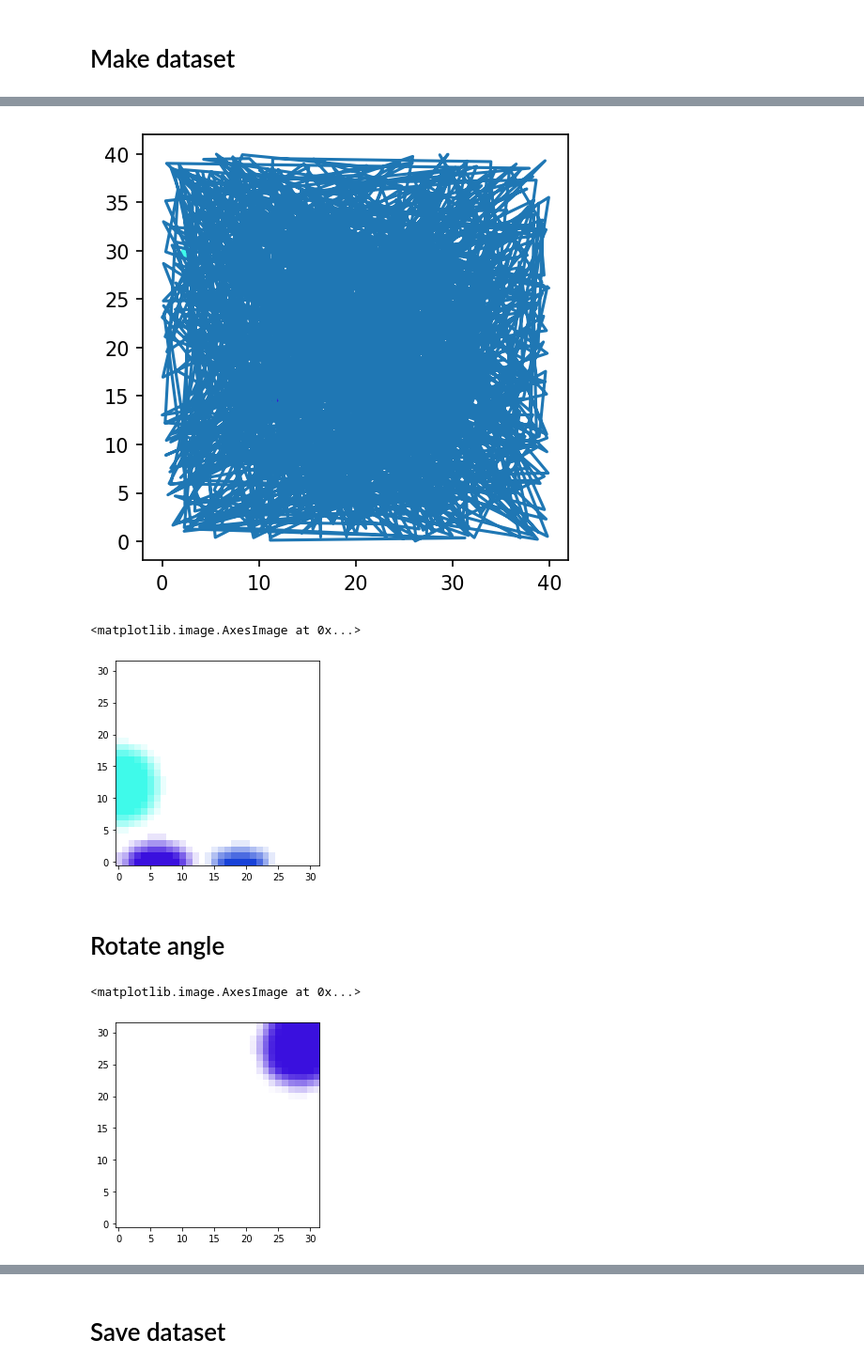
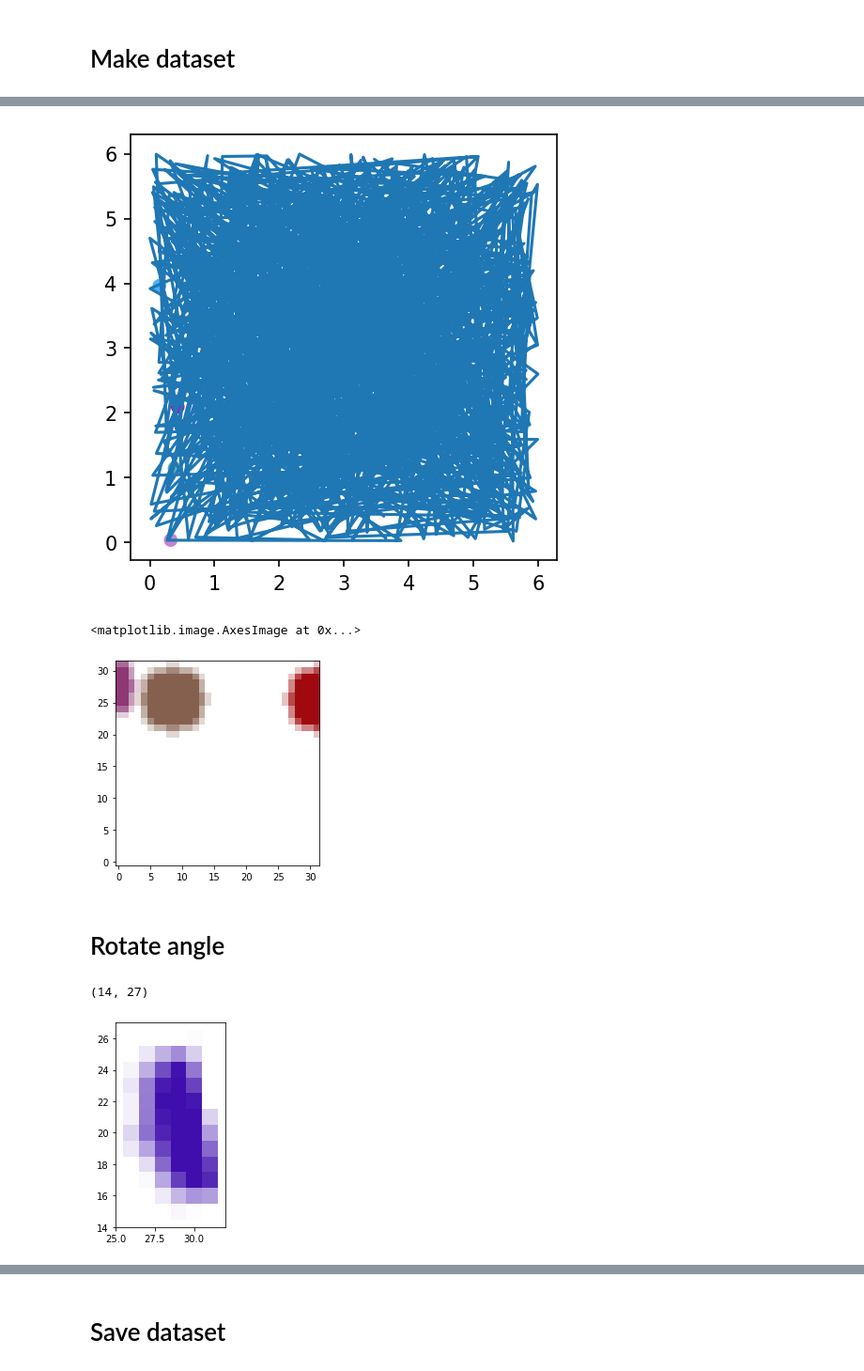
Before and after one commit to MisterMap/lie-vae-localization, a Jupyter notebook: toy_dataset.ipynb, the cells around one changed output, grey strips where cells are left out. Shown at 94% size. Saved outputs shown, nothing was run; the diff lists cells and outputs as text; code cells hidden in the pictures.

```diff
--- a/toy_dataset.ipynb
+++ b/toy_dataset.ipynb
@@ -11,3 +9,5 @@ maker = ToyDatasetMaker(40, 40, 32, 1, 6, 3)
+# %%
+maker = ToyDatasetMaker(20, 20, 3.2, 0.1, 0.6, 100)
 # %%
 plt.figure(dpi=150)
 points = maker._centers
@@ -32,13 +35,13 @@ plt.scatter(points[:, 0], points[:, 1], c=colors / 255)
 plt.plot(trajectory[:, 0], trajectory[:, 1])
 plt.gca().set_aspect("equal")
 # %% [output]
-[figure, old version]
+[figure, new version]
 # %%
-image = maker.get_image(trajectory[3])
+image = maker.get_image(trajectory[4])
 plt.imshow(image, origin="low")
 # %% [output]
 <matplotlib.image.AxesImage at 0x...>
-[figure, old version]
+[figure, new version]
 # %% [markdown]
 # Rotate angle
 # %%
@@ -46,7 +49,7 @@ def rotate_data_point(image, angle):
     angle_delta = np.random.random() * 2 * np.pi
     angle = angle + angle_delta
     angle_delta = angle_delta / np.pi * 180
-    matrix = cv2.getRotationMatrix2D((image.shape[1] / 2, image.shape[0] / 2), angle_delta, 1)
-    image = cv2.warpAffine(image, matrix, (image.shape[1], image.shape[0]), borderValue=(255, 255, 255))
+    matrix = cv2.getRotationMatrix2D((image.shape[1] / 2 - 0.5, image.shape[0] / 2 - 0.5), angle_delta, 1)
+    image = cv2.warpAffine(image, matrix, (image.shape[1], image.shape[0]), cv2.INTER_NEAREST, borderValue=(255, 255, 255))
     return image, angle
 # %%
@@ -56,8 +60,10 @@ image1, angle = rotate_data_point(image, position[2])
 image2 = maker.get_image(np.array([position[0], position[1],  angle]))
 # %%
 plt.imshow(image1, origin="low")
+plt.xlim(25, 32)
+plt.ylim(14, 27)
 # %% [output]
-<matplotlib.image.AxesImage at 0x...>
+(14, 27)
-[figure, old version]
+[figure, new version]
 # %%
 plt.imshow(image2, origin="low")
```
Also changed, not shown: parts of 7 cells of this notebook, 8 other files.
